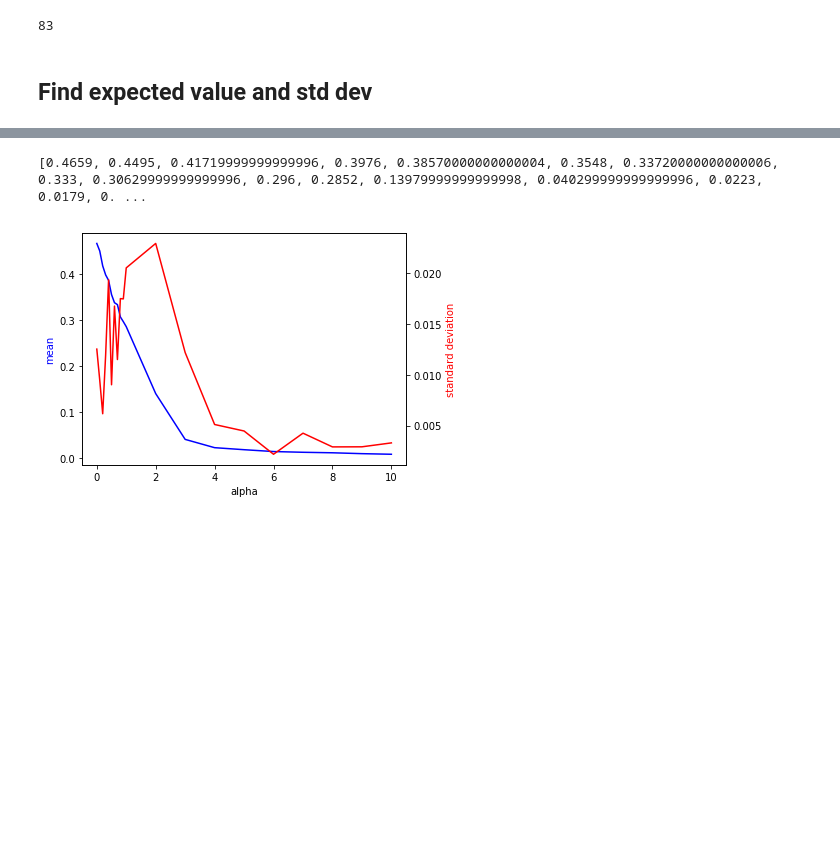
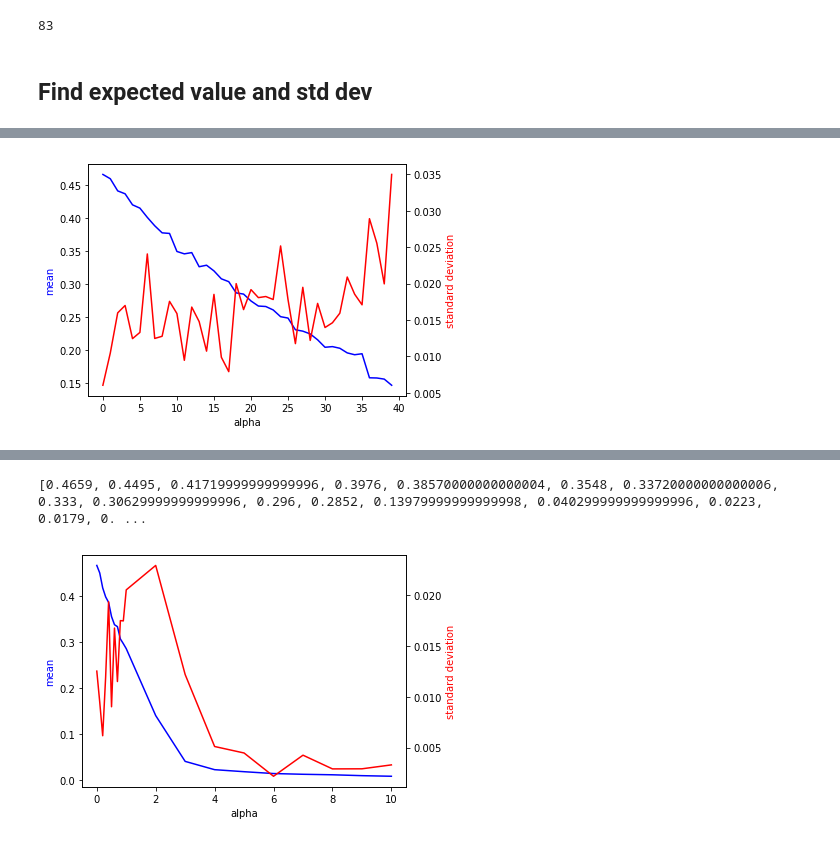
Before and after one commit to robinood1/MarkovChains, a Jupyter notebook: main_notebook_best.ipynb, the cells around one changed output, grey strips where cells are left out. Cells and saved outputs as stored; diff of their text form; code cells hidden in the pictures; blank space fills up the shorter version.

```diff
--- a/main_notebook_best.ipynb
+++ b/main_notebook_best.ipynb
@@ -134,12 +135,12 @@ plt.show()
 # %% [markdown]
 ## Find expected value and std dev ##
 # %%
-def exp_std_error(number_experiments=10):
+def exp_std_error3(number_experiments=10):
 
     mean_list = []
     std_list = []
 
-    for m in range(1000, 11000, 1000):
+    for m in range(0, 1000, 10):
 
         error_m = []
 
@@ -163,3 +164,6 @@ def exp_std_error(number_experiments=10):
         std_list.append(std_dev)
 
     return mean_list, std_list
+# %%
+mean_list2, std_list2 = exp_std_error3()
+mean_list2, std_list2
@@ -165,0 +188,18 @@ def exp_std_error(number_experiments=10):
+# %%
+fig, ax1 = plt.subplots()
+
+s1 = mean_list2
+ax1.plot(s1, 'b')
+ax1.set_xlabel('alpha')
+
+ax1.set_ylabel('mean', color='b')
+
+ax2 = ax1.twinx()
+s2 = std_list2
+ax2.plot(s2, 'r')
+ax2.set_ylabel('standard deviation', color='r')
+
+fig.tight_layout()
+plt.show()
+# %% [output]
+[figure, added]
```
Also changed, not shown: parts of 8 cells of this notebook.
